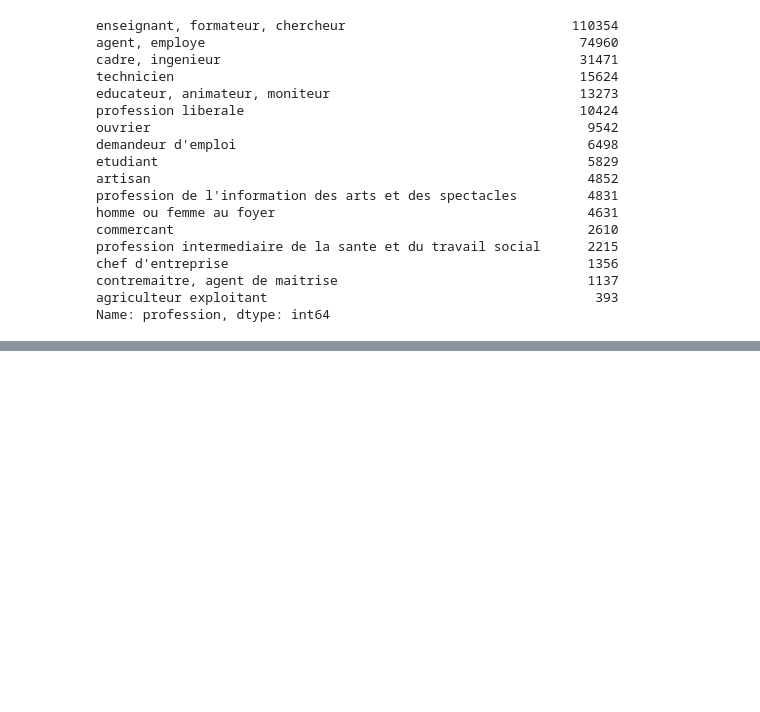
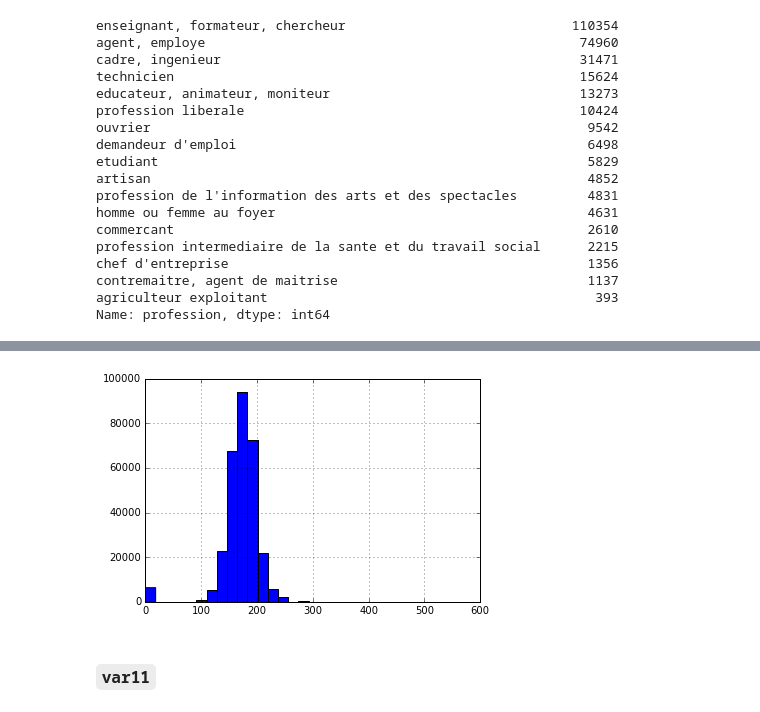
Before and after one commit to demidovakatya/competitions, a Jupyter notebook: Untitled.ipynb, the cells around one changed output, grey strips where cells are left out. Saved outputs shown, nothing was run; the diff lists cells and outputs as text; code cells hidden in the pictures; blank space fills up the shorter version.

```diff
--- a/Untitled.ipynb
+++ b/Untitled.ipynb
@@ -251,0 +417,6 @@ Name: profession, dtype: int64
+# %%
+X.var10.hist(bins=30);
+# %% [output]
+[figure, added]
+# %% [markdown]
+### `var11`
```
Also changed, not shown: parts of 58 cells of this notebook.
